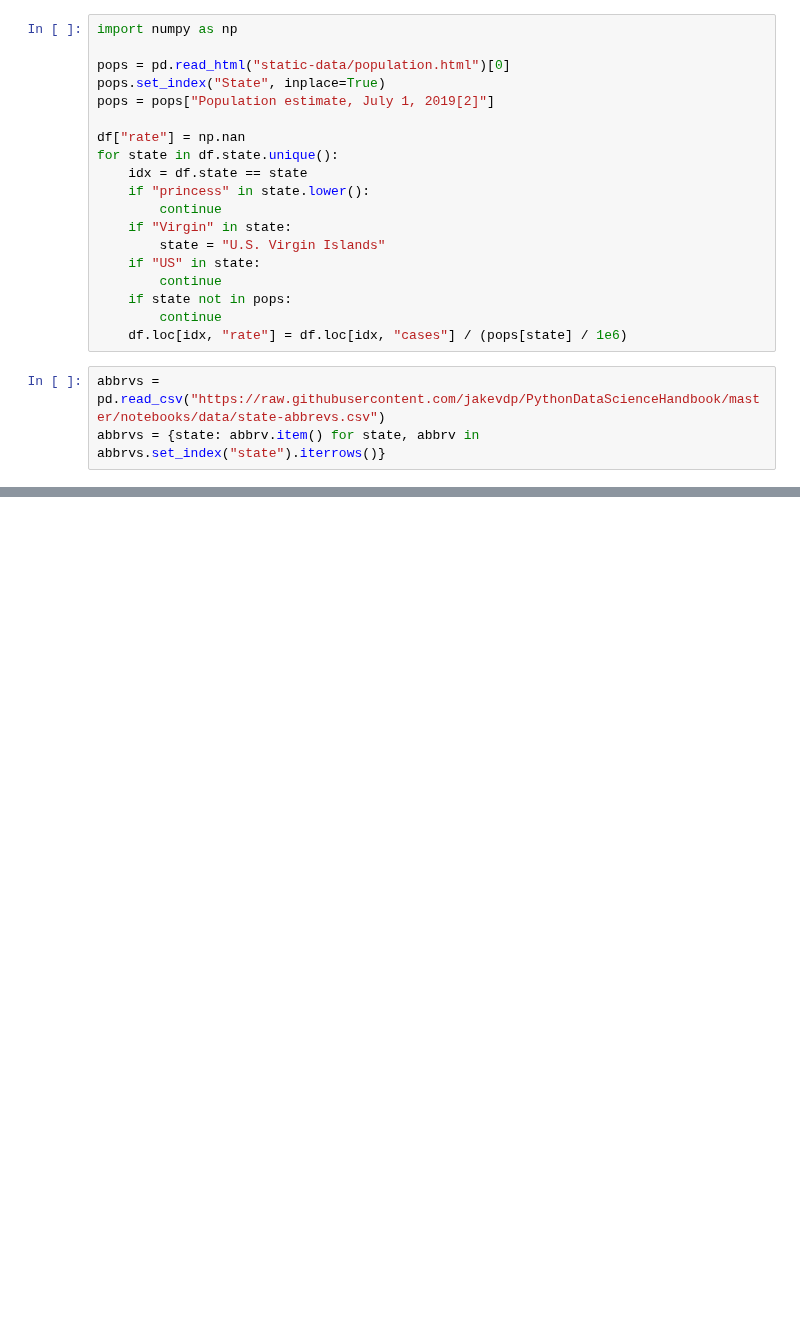
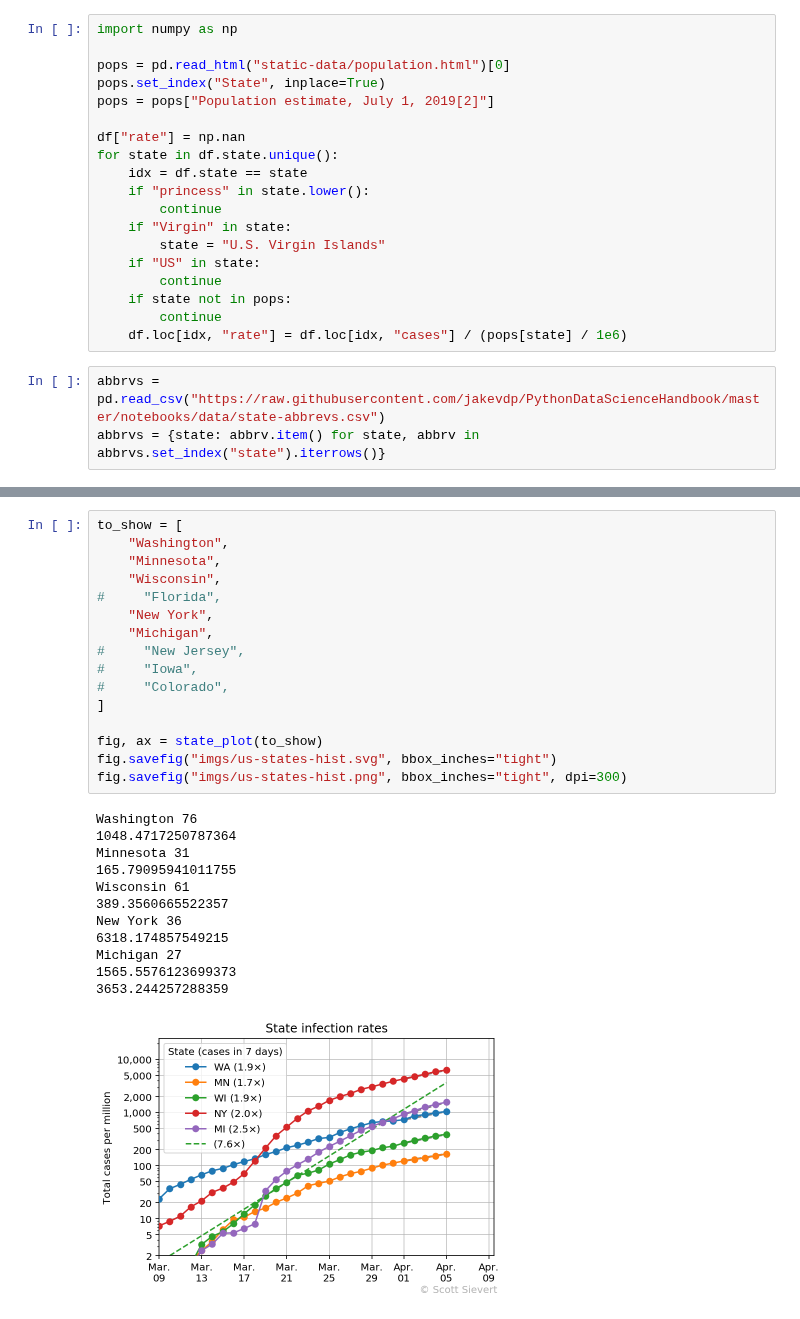
Before and after one commit to stsievert/covid-19, a Jupyter notebook: coronavirus-states.ipynb, the cells around one changed output, grey strips where cells are left out. Saved outputs shown, nothing was run; the diff lists cells and outputs as text; blank space fills up the shorter version.

```diff
--- a/coronavirus-states.ipynb
+++ b/coronavirus-states.ipynb
@@ -169,0 +132,29 @@ Michigan 26
+# %%
+to_show = [
+    "Washington",
+    "Minnesota",
+    "Wisconsin",
+#     "Florida",
+    "New York",
+    "Michigan",
+#     "New Jersey",
+#     "Iowa",
+#     "Colorado",
+]
+
+fig, ax = state_plot(to_show)
+fig.savefig("imgs/us-states-hist.svg", bbox_inches="tight")
+fig.savefig("imgs/us-states-hist.png", bbox_inches="tight", dpi=300)
+# %% [output]
+Washington 76
+1048.4717250787364
+Minnesota 31
+165.79095941011755
+Wisconsin 61
+389.3560665522357
+New York 36
+6318.174857549215
+Michigan 27
+1565.5576123699373
+3653.244257288359
+[figure, added]
```
Also changed, not shown: parts of 8 cells of this notebook, 26 other files.
